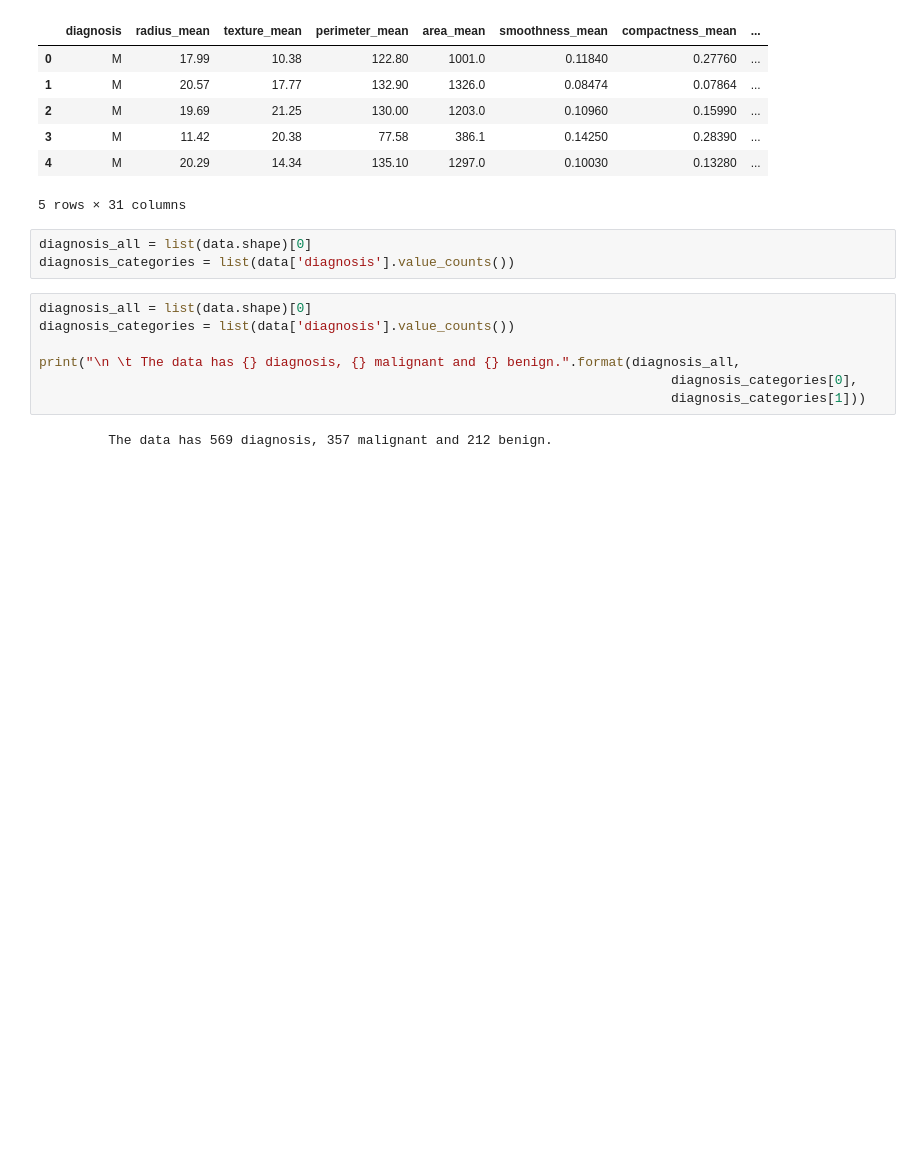
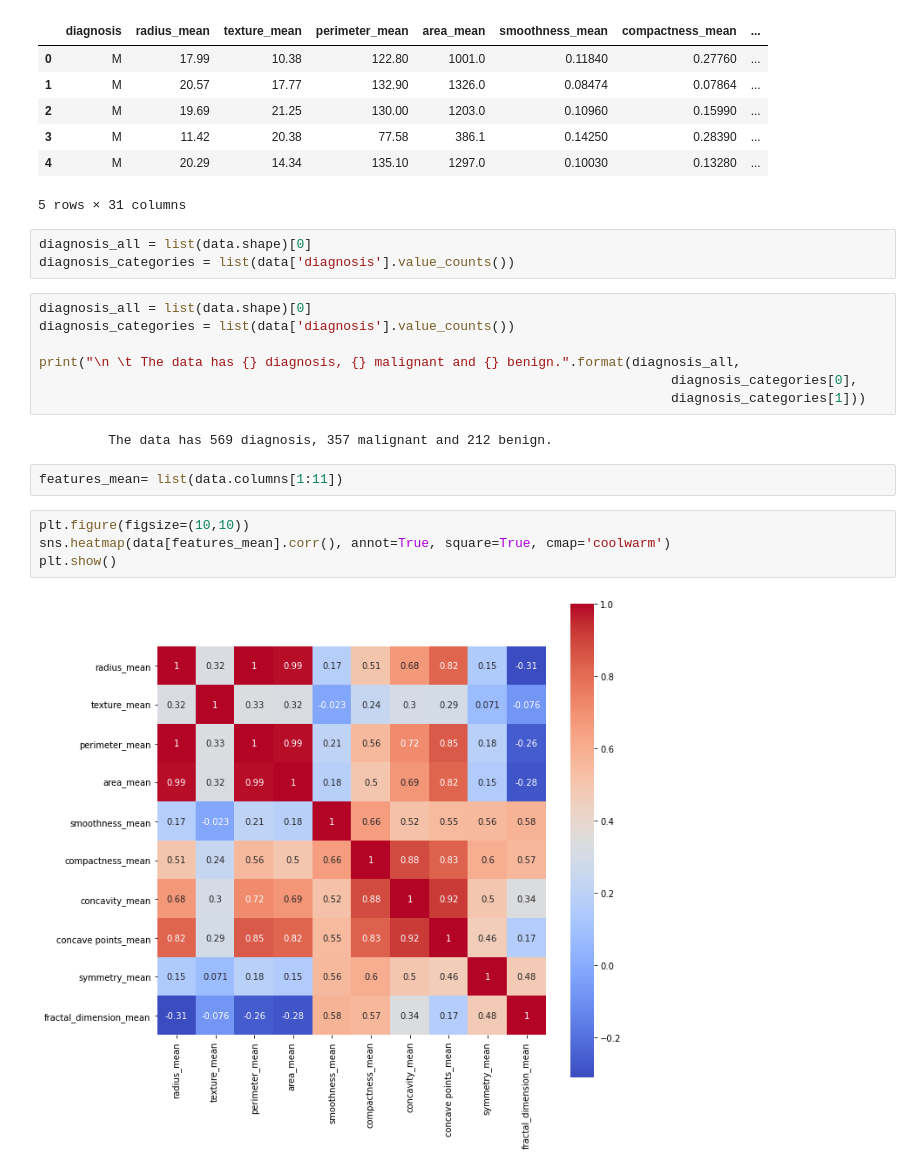
Before and after one commit to Biomedical-Data-Acquisition-and-Mining/homework_0429-chaoneng, a Jupyter notebook: Homework0429.ipynb, the cells around one changed output. Drawn from its saved outputs; the diff is of its cells as text; blank space fills up the shorter version.

```diff
--- a/Homework0429.ipynb
+++ b/Homework0429.ipynb
@@ -154,3 +154,11 @@ print("\n \t The data has {} diagnosis, {} malignant and {} benign.".format(diag
                                                                                  diagnosis_categories[1]))
 # %% [output]
          The data has 569 diagnosis, 357 malignant and 212 benign.
+# %%
+features_mean= list(data.columns[1:11])
+# %%
+plt.figure(figsize=(10,10))
+sns.heatmap(data[features_mean].corr(), annot=True, square=True, cmap='coolwarm')
+plt.show()
+# %% [output]
+[figure, added]
```
Also changed, not shown: parts of 14 cells of this notebook.
